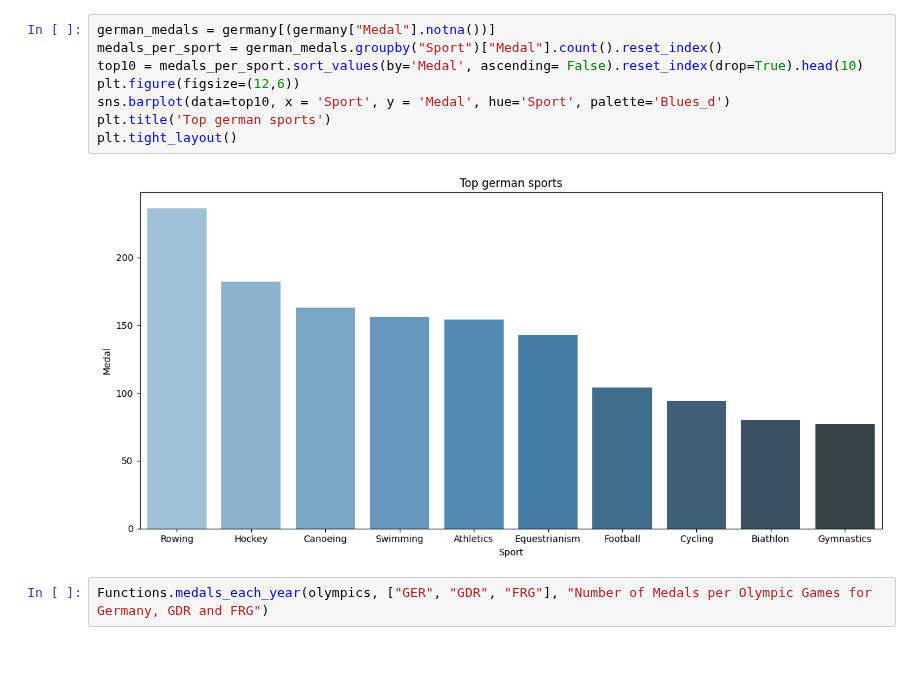
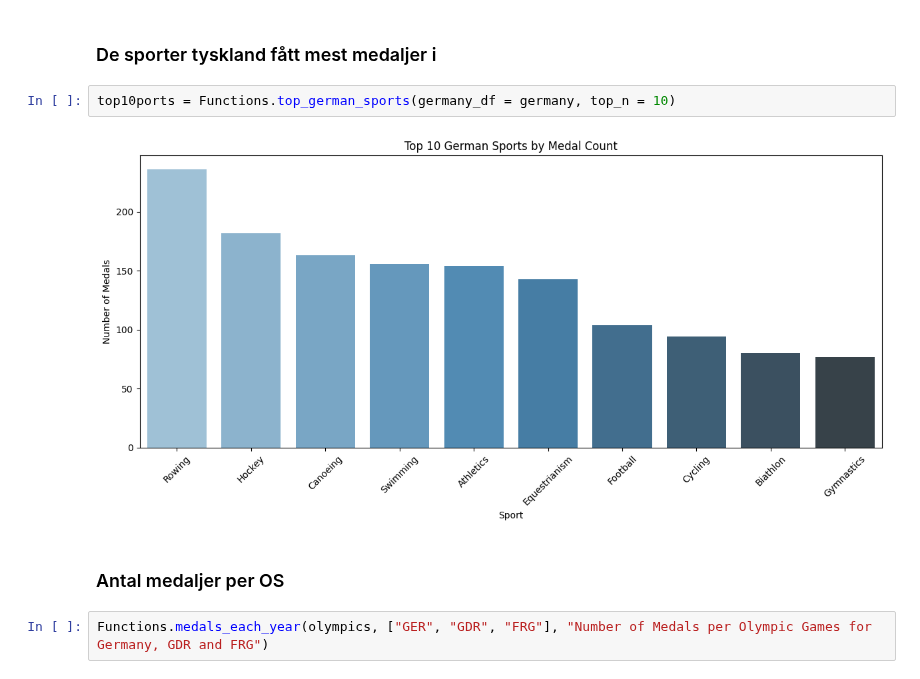
Before and after one commit to SebastianPetersson/Project_OS, a Jupyter notebook: Projekt_OS_Tyskland.ipynb, the cells around one changed output. Cells and saved outputs as stored; diff of their text form.

Commit message:
Layout och vinter vs sommar

```diff
--- a/Projekt_OS_Tyskland.ipynb
+++ b/Projekt_OS_Tyskland.ipynb
@@ -24,13 +30,11 @@ germany.head(2)
+# %% [markdown]
+### De sporter tyskland fått mest medaljer i
 # %%
-german_medals = germany[(germany["Medal"].notna())]
-medals_per_sport = german_medals.groupby("Sport")["Medal"].count().reset_index()
-top10 = medals_per_sport.sort_values(by='Medal', ascending= False).reset_index(drop=True).head(10)
-plt.figure(figsize=(12,6))
-sns.barplot(data=top10, x = 'Sport', y = 'Medal', hue='Sport', palette='Blues_d')
-plt.title('Top german sports')
-plt.tight_layout()
+top10ports = Functions.top_german_sports(germany_df = germany, top_n = 10)
 # %% [output]
-[figure, old version]
+[figure, new version]
+# %% [markdown]
+### Antal medaljer per OS
 # %%
 Functions.medals_each_year(olympics, ["GER", "GDR", "FRG"], "Number of Medals per Olympic Games for Germany, GDR and FRG")
 # %% [output]
```
Also changed, not shown: parts of 15 cells of this notebook.
